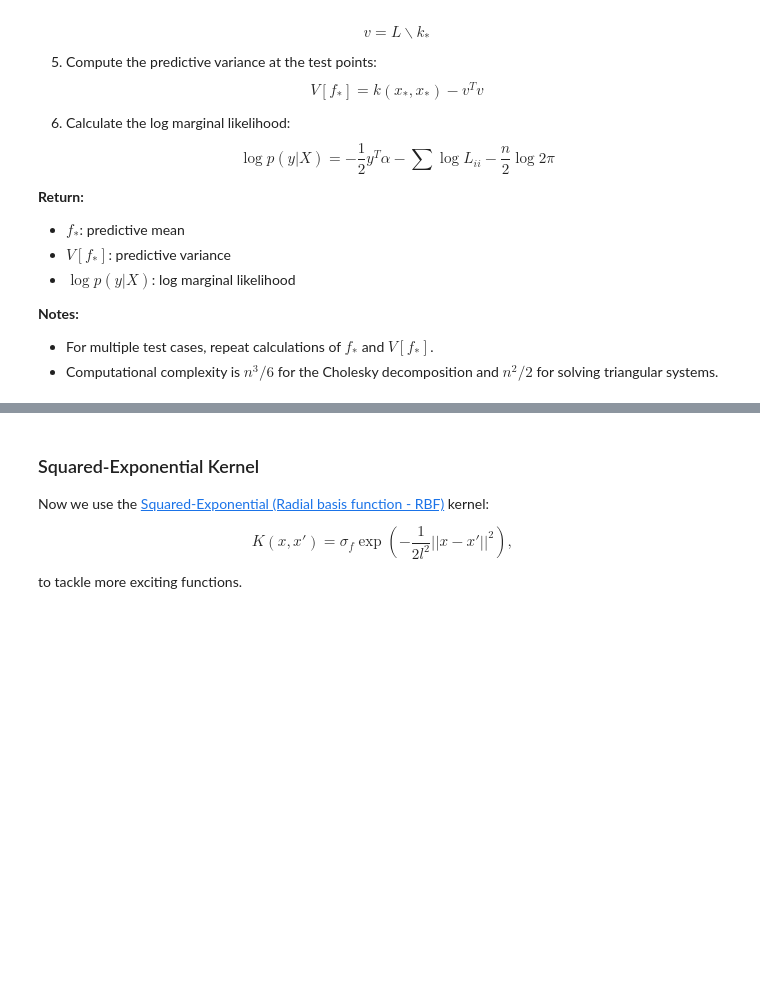
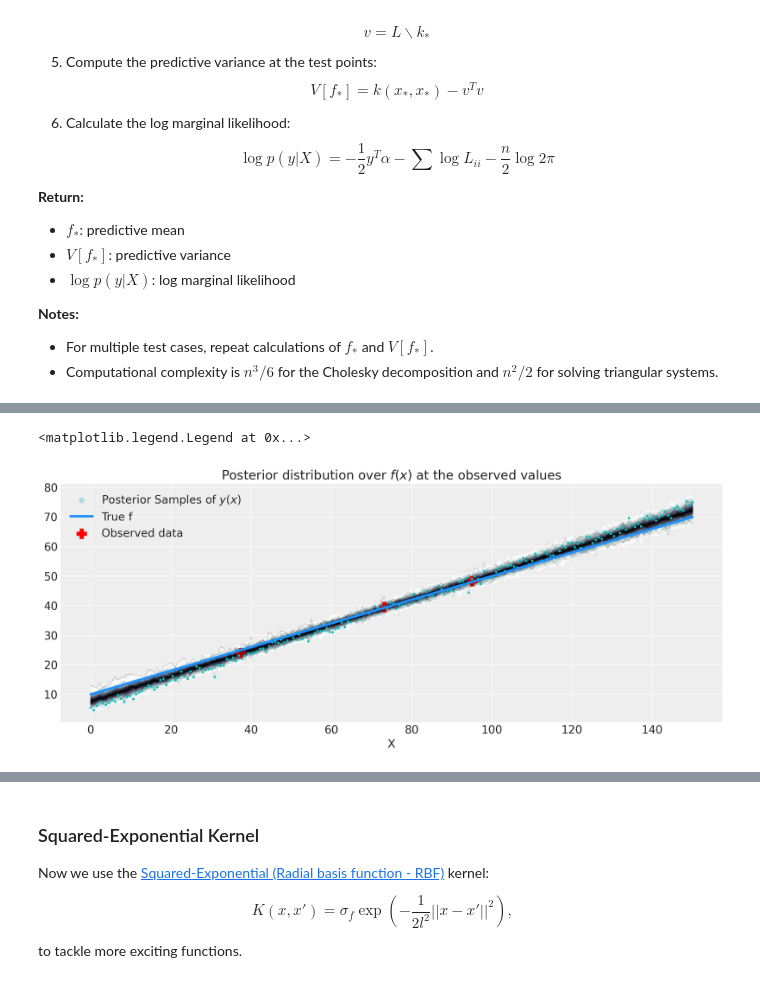
Before and after one commit to mschossler/bayes_gaussian_process_StockPrediction, a Jupyter notebook: GP.ipynb, the cells around one changed output, grey strips where cells are left out. Cells and saved outputs as stored; diff of their text form; code cells hidden in the pictures; blank space fills up the shorter version.

```diff
--- a/GP.ipynb
+++ b/GP.ipynb
@@ -501,0 +624,30 @@ The figure above shows that the DotProduct kernel is able to generate only linea
+# %%
+# plot the results
+fig = plt.figure(figsize=(12, 5))
+ax = fig.gca()
+
+# plot the samples from the gp posterior with samples and shading
+from pymc.gp.util import plot_gp_dist
+
+# posterior predictive distribution
+y_pred_samples = az.extract(y_samples, group="posterior_predictive", var_names=["y_pred"])
+plot_gp_dist(ax, y_pred_samples.T, x=x_test, plot_samples=True, palette="bone_r")
+
+# overlay a scatter of one draw of random points from the
+#   posterior predictive distribution
+plt.plot(x_test, y_pred_samples[:, 0], "co", ms=2)
+
+# Add a label for the posterior predicted data
+plt.scatter([], [], color="lightblue", label="Posterior Samples of $y(x)$")
+
+# plot the data and the true latent function
+plt.plot(x_values, func(x_values), "dodgerblue", lw=3, label="True f")
+plt.scatter(x_train, y_train, marker="P", s=150, color="red", label="Observed data")
+
+# axis labels and title
+plt.xlabel("X")
+plt.title("Posterior distribution over $f(x)$ at the observed values")
+plt.legend()  # This will now include the legend for red posterior predictions as well.
+# %% [output]
+<matplotlib.legend.Legend at 0x...>
+[figure, added]
```
Also changed, not shown: parts of 44 cells of this notebook.
